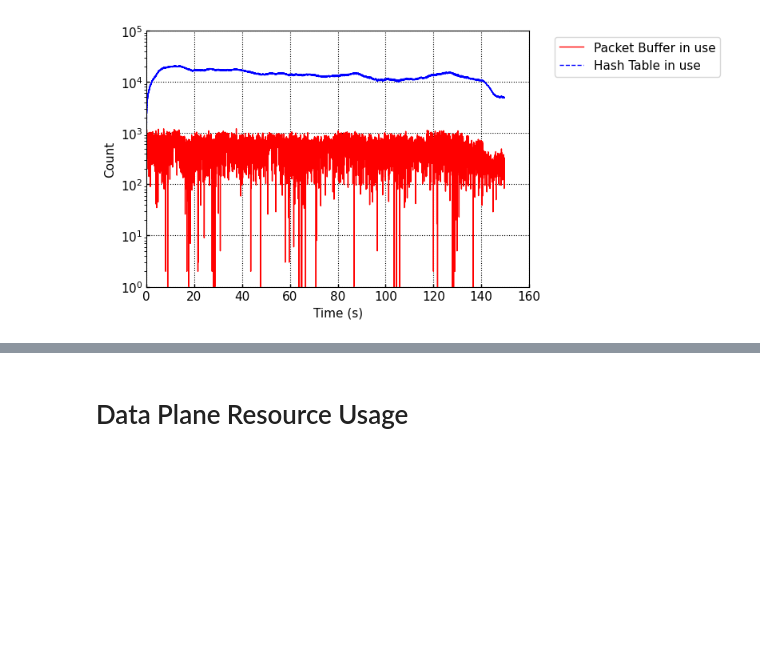
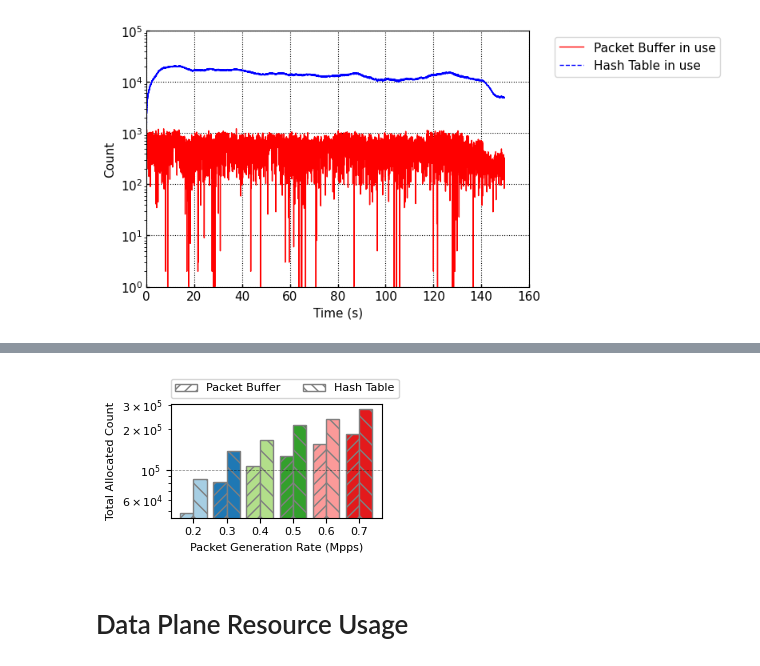
Before and after one commit to zhihao1998/ChamaleoNet, a Jupyter notebook: analysis/fig_plot.ipynb, the cells around one changed output, grey strips where cells are left out. Saved outputs shown, nothing was run; the diff lists cells and outputs as text; code cells hidden in the pictures; blank space fills up the shorter version.

```diff
--- a/analysis/fig_plot.ipynb
+++ b/analysis/fig_plot.ipynb
@@ -347 +403,19 @@ plt.show()
+# %%
+# data process
+stats_df_all = pd.DataFrame()
+
+for i in range(1, 11):
+    base_dir = f"./results/different_pkt_rates/{i}replay/"
+    stats_df = sorted(glob.glob(base_dir + "*_stat.csv"))[0]
+    stats_df = pd.read_csv(stats_df)
+    stats_df = stats_df[stats_df['msg'] == 'stats']
+    stats_df = stats_df.drop(columns=['level', 'file', 'line', 'msg'])
+    stats_df.reset_index(inplace=True, drop=True)
+    stats_df['replay_num'] = i
+    net_stat_df_send = pd.read_csv(base_dir + f'net_stat_send_{i}.csv')
+    net_stat_df_send = net_stat_df_send[net_stat_df_send['packets_sent'] > 10000]
+    net_stat_df_send['packets_sent'] = net_stat_df_send['packets_sent'].apply(bit_to_Mbit)
+    avg_speed = round(net_stat_df_send['packets_sent'].mean(), 1)
+    stats_df['avg_speed'] = avg_speed
+    stats_df_all = pd.concat([stats_df_all, stats_df])
 # %%
@@ -398,3 +465,38 @@ plt.show()
+# %%
+plt.figure(figsize=(3, 2))
+plt.rcParams.update({'font.size': 8})
+
+ds_usage_df = []
+pps = []
+for i,s in enumerate(stats_df_all['avg_speed'].unique()):
+       stats_df = stats_df_all[stats_df_all['avg_speed'] == s]
+       plt.bar(i-0.2, stats_df['flow_hash_list_count_use'].mean(),
+            color=matplotlib.colormaps.get_cmap('Paired')([i]),
+            width=0.4,
+            hatch='///',
+            edgecolor='grey')
+       plt.bar(i+0.2, stats_df['flow_hash_list_count_tot'].max(),
+            color=matplotlib.colormaps.get_cmap('Paired')([i]),
+            width=0.4,
+            hatch='\\\\',
+            edgecolor='grey')
+       pps.append(s)
+
+plt.legend(handles=[matplotlib.patches.Patch(label='Packet Buffer', hatch='///', facecolor='white', edgecolor='grey'),
+                    matplotlib.patches.Patch(label='Hash Table', hatch='\\\\\\', facecolor='white', edgecolor='grey')],
+                    loc=[0, 1.05], ncol=2, frameon=True)
+plt.xlabel('Packet Generation Rate (Mpps)')
+plt.ylabel('Total Allocated Count')
+plt.xticks(labels=pps, ticks=range(len(pps)))
+plt.yscale('log')
+# plt.ylim(1e2, 3e3)
+plt.grid(axis='y', linestyle='--', color='black', linewidth=0.5, alpha=0.5)
+
+plt.tight_layout()
+plt.savefig(f"./figs/ds_usage.pdf", dpi=300, bbox_inches='tight')
+plt.show()
+# %% [output]
+[figure, added]
 # %% [markdown]
 # Data Plane Resource Usage
 # %% [markdown]
```
Also changed, not shown: parts of 13 cells of this notebook, 8 other files.
